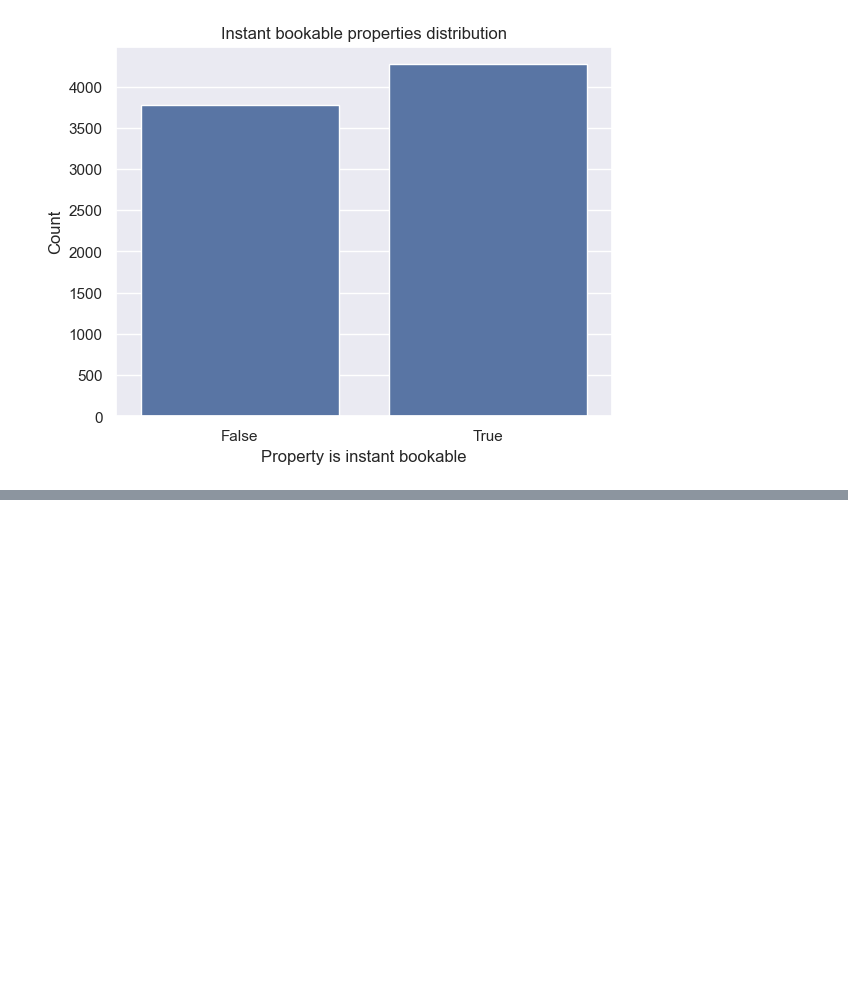
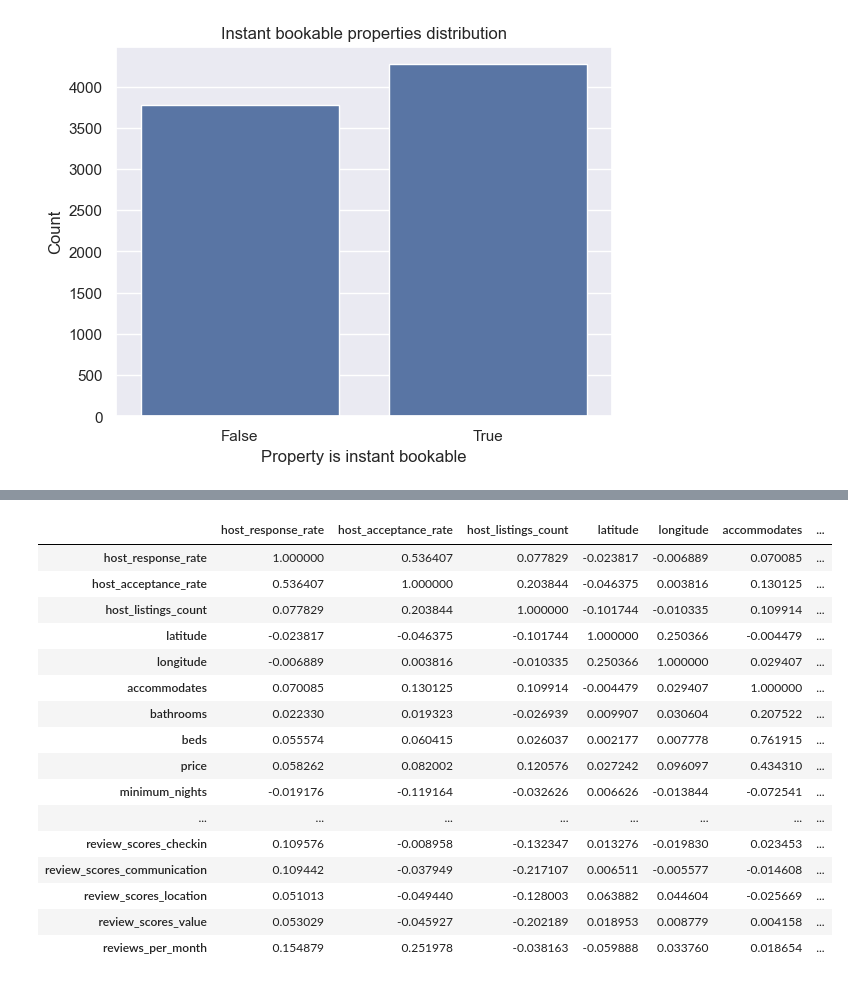
Before and after one commit to Beacon6/airbnb-vienna, a Jupyter notebook: vienna.ipynb, the cells around one changed output, grey strips where cells are left out. Cells and saved outputs as stored; diff of their text form; code cells hidden in the pictures; blank space fills up the shorter version.

```diff
--- a/vienna.ipynb
+++ b/vienna.ipynb
@@ -385,0 +455,21 @@ plt.show()
+# %%
+correlation_matrix = df_num.corr()
+correlation_matrix
+# %% [output]
+|  | host_response_rate | host_acceptance_rate | host_listings_count | latitude | longitude | accommodates | ... |
+| host_response_rate | 1.000000 | 0.536407 | 0.077829 | -0.023817 | -0.006889 | 0.070085 | ... |
+| host_acceptance_rate | 0.536407 | 1.000000 | 0.203844 | -0.046375 | 0.003816 | 0.130125 | ... |
+| host_listings_count | 0.077829 | 0.203844 | 1.000000 | -0.101744 | -0.010335 | 0.109914 | ... |
+| latitude | -0.023817 | -0.046375 | -0.101744 | 1.000000 | 0.250366 | -0.004479 | ... |
+| longitude | -0.006889 | 0.003816 | -0.010335 | 0.250366 | 1.000000 | 0.029407 | ... |
+| accommodates | 0.070085 | 0.130125 | 0.109914 | -0.004479 | 0.029407 | 1.000000 | ... |
+| bathrooms | 0.022330 | 0.019323 | -0.026939 | 0.009907 | 0.030604 | 0.207522 | ... |
+| beds | 0.055574 | 0.060415 | 0.026037 | 0.002177 | 0.007778 | 0.761915 | ... |
+| price | 0.058262 | 0.082002 | 0.120576 | 0.027242 | 0.096097 | 0.434310 | ... |
+| minimum_nights | -0.019176 | -0.119164 | -0.032626 | 0.006626 | -0.013844 | -0.072541 | ... |
+| ... | ... | ... | ... | ... | ... | ... | ... |
+| review_scores_checkin | 0.109576 | -0.008958 | -0.132347 | 0.013276 | -0.019830 | 0.023453 | ... |
+| review_scores_communication | 0.109442 | -0.037949 | -0.217107 | 0.006511 | -0.005577 | -0.014608 | ... |
+| review_scores_location | 0.051013 | -0.049440 | -0.128003 | 0.063882 | 0.044604 | -0.025669 | ... |
+| review_scores_value | 0.053029 | -0.045927 | -0.202189 | 0.018953 | 0.008779 | 0.004158 | ... |
+| reviews_per_month | 0.154879 | 0.251978 | -0.038163 | -0.059888 | 0.033760 | 0.018654 | ... |
```
Also changed, not shown: parts of 5 cells of this notebook.
